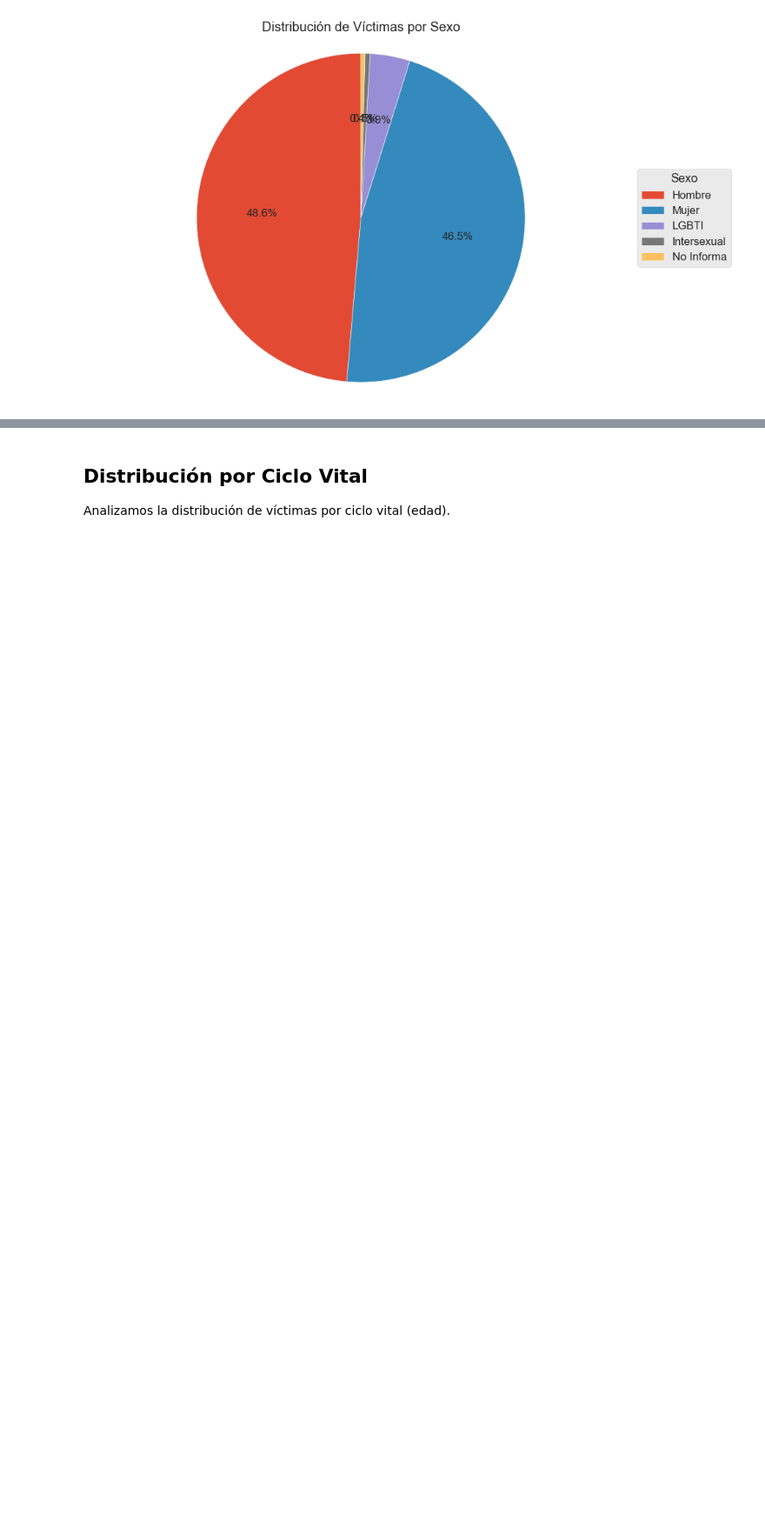
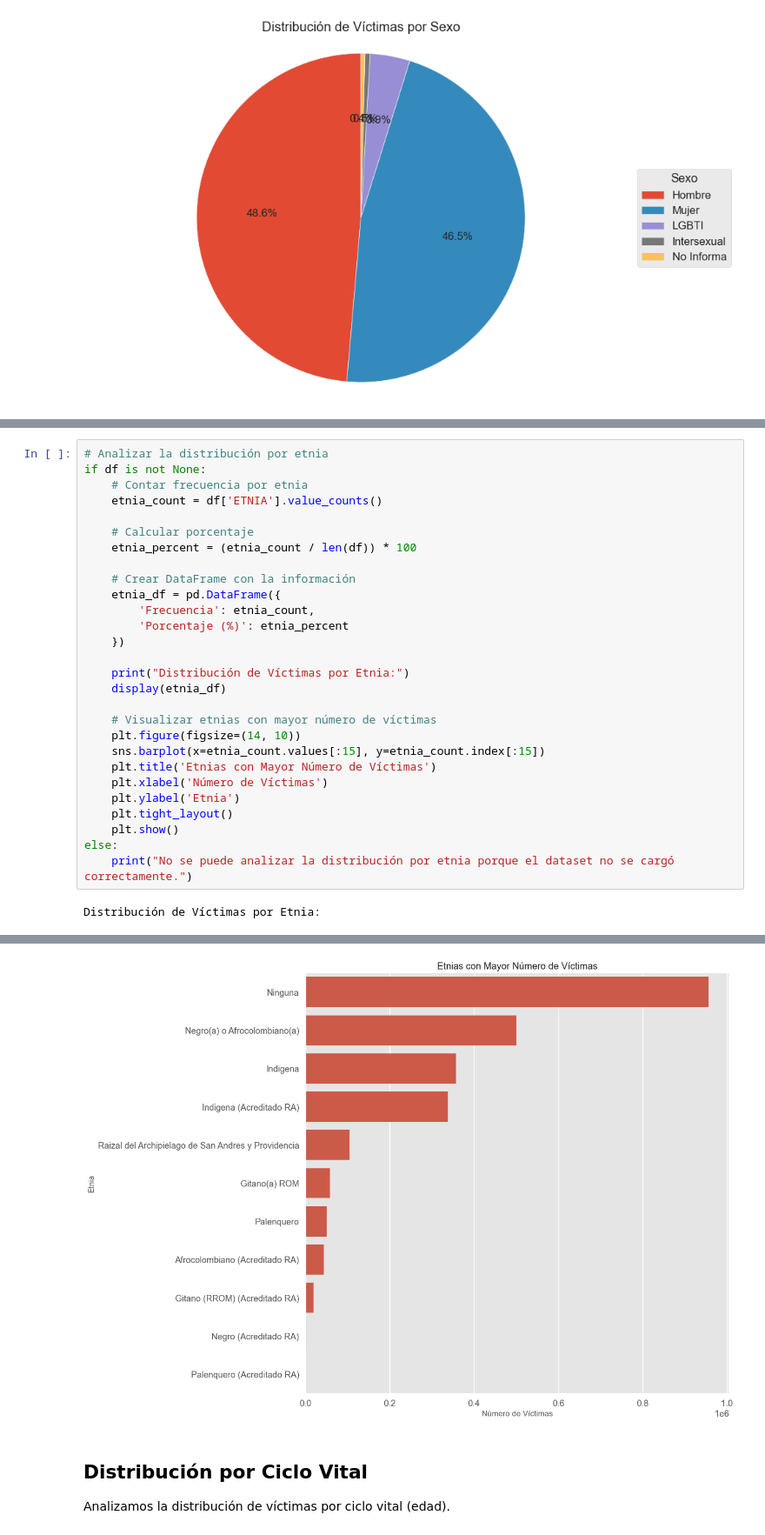
Before and after one commit to SantiRendon/conflicto-armado-en-cifras, a Jupyter notebook: notebooks/analisis_exploratorio_victimas.ipynb, the cells around one changed output, grey strips where cells are left out. Shown: that part at 87% size. Drawn from its saved outputs; the diff is of its cells as text; blank space fills up the shorter version.

Commit message:
add etnia chart

```diff
--- a/notebooks/analisis_exploratorio_victimas.ipynb
+++ b/notebooks/analisis_exploratorio_victimas.ipynb
@@ -406,0 +410,30 @@ Distribución de Víctimas por Sexo:
+# %%
+# Analizar la distribución por etnia
+if df is not None:
+    # Contar frecuencia por etnia
+    etnia_count = df['ETNIA'].value_counts()
+
+    # Calcular porcentaje
+    etnia_percent = (etnia_count / len(df)) * 100
+
+    # Crear DataFrame con la información
+    etnia_df = pd.DataFrame({
+        'Frecuencia': etnia_count,
+        'Porcentaje (%)': etnia_percent
+    })
+
+    print("Distribución de Víctimas por Etnia:")
+    display(etnia_df)
+
+    # Visualizar etnias con mayor número de víctimas
+    plt.figure(figsize=(14, 10))
+    sns.barplot(x=etnia_count.values[:15], y=etnia_count.index[:15])
+    plt.title('Etnias con Mayor Número de Víctimas')
+    plt.xlabel('Número de Víctimas')
+    plt.ylabel('Etnia')
+    plt.tight_layout()
+    plt.show()
+else:
+    print("No se puede analizar la distribución por etnia porque el dataset no se cargó correctamente.")
+# %% [output]
+Distribución de Víctimas por Etnia:
@@ -407,3 +453,4 @@ Distribución de Víctimas por Sexo:
+[figure, added]
 # %% [markdown]
 ## Distribución por Ciclo Vital
 
```
Also changed, not shown: parts of 3 cells of this notebook.
